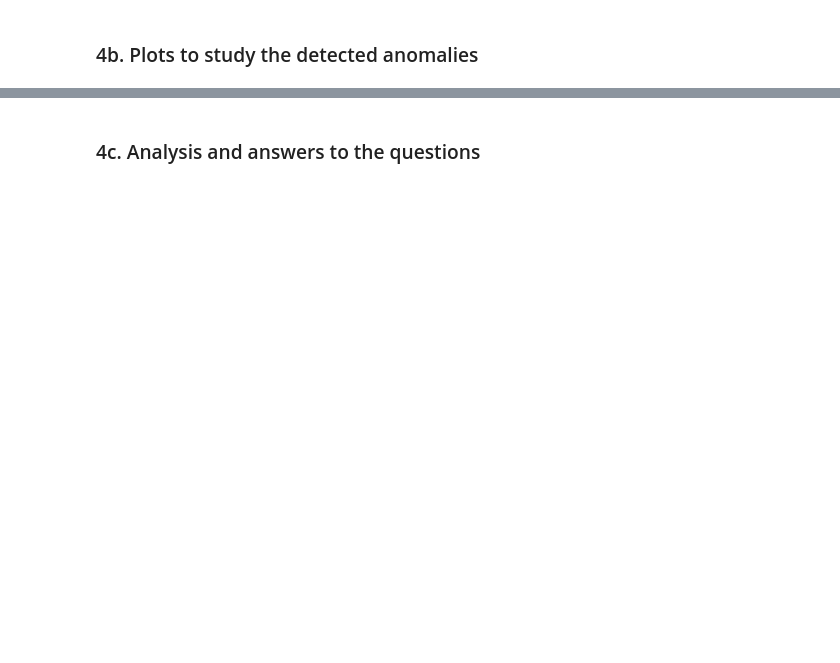
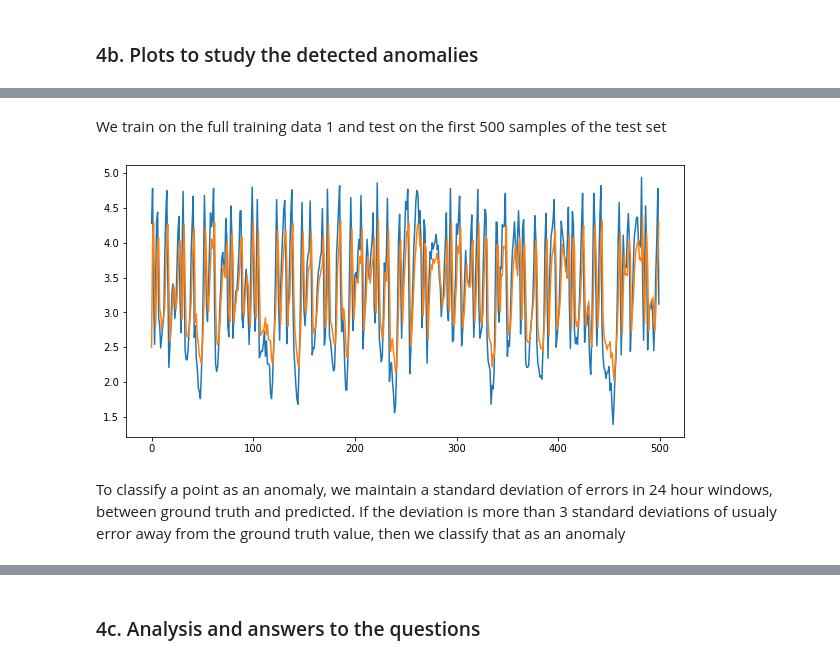
Before and after one commit to sharwinbobde/cyber-data-analytics, a Jupyter notebook: Part-2/Lab2.ipynb, the cells around one changed output, grey strips where cells are left out. Cells and saved outputs as stored; diff of their text form; code cells hidden in the pictures; blank space fills up the shorter version.

Commit message:
complete arma

```diff
--- a/Part-2/Lab2.ipynb
+++ b/Part-2/Lab2.ipynb
@@ -359,0 +479,11 @@ We can detect outlier points which have a different variance than the regular di
+# %%
+model = ARIMA(data_1["L_T7"], order=(2,0,3))
+model_fit = model.fit(disp=0)
+print(model_fit.summary())
+# plot residual errors
+residuals = pd.DataFrame(model_fit.resid)
+residuals.plot()
+plt.show()
+residuals.plot(kind='kde')
+plt.show()
+print(residuals.describe())
@@ -359,0 +519,28 @@ We can detect outlier points which have a different variance than the regular di
+# %% [markdown]
+We train on the full training data 1 and test on the first 500 samples of the test set
+# %%
+train, test = data_1["L_T7"].to_numpy(), test_data["L_T7"].to_numpy()[:500]
+test_y_arma = test_data["ATT_FLAG"].to_numpy()[:500]
+history = [x for x in train]
+predictions = list()
+for t in tqdm(range(len(test))):
+#     print(t)
+    model = ARIMA(history, order=(2, 0, 3))
+    model_fit = model.fit(disp=0)
+    output = model_fit.forecast()
+    yhat = output[0]
+    predictions.append(yhat)
+    obs = test[t]
+    history.append(obs)
+#     print('predicted=%f, expected=%f' % (yhat, obs))
+error = mean_squared_error(test, predictions)
+print('Test MSE: %.3f' % error)
+# %%
+plt.figure(figsize=(10, 5))
+plt.plot(test)
+plt.plot(predictions)
+plt.show()
+# %% [output]
+[figure, added]
+# %% [markdown]
+To classify a point as an anomaly, we maintain a standard deviation of errors in 24 hour windows, between ground truth and predicted. If the deviation is more than 3 standard deviations of usualy error away from the ground truth value, then we classify that as an anomaly
```
Also changed, not shown: parts of 31 cells of this notebook, 1 other file.
